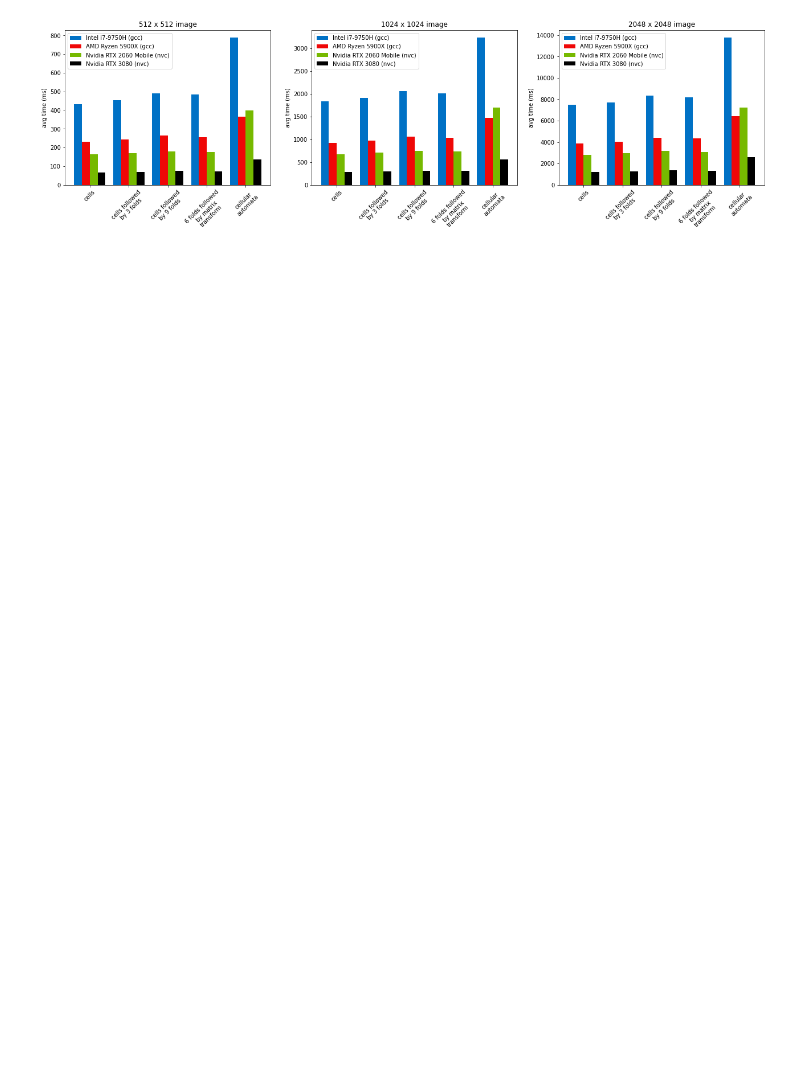
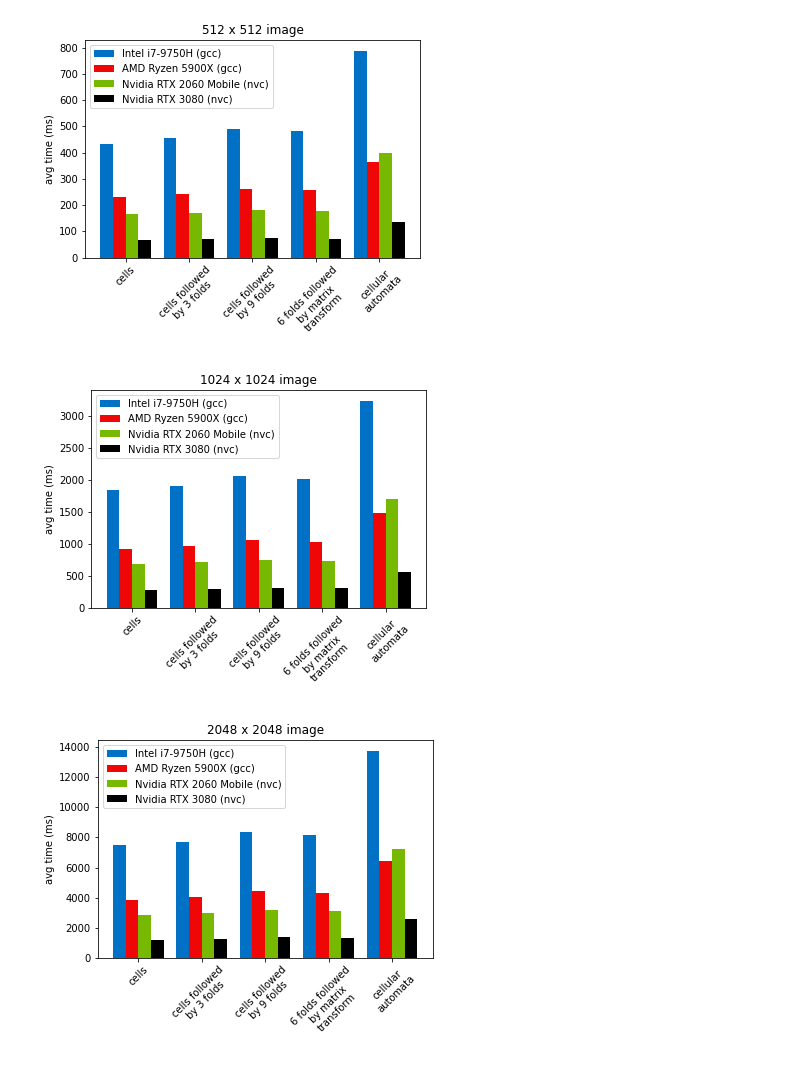
Before and after one commit to sbracellari/procedural-textures, a Jupyter notebook: results/graphs.ipynb, the cells around one changed output. Drawn from its saved outputs; the diff is of its cells as text; code cells hidden in the pictures; blank space fills up the shorter version.

Commit message:
update graphs & gitignore

```diff
--- a/results/graphs.ipynb
+++ b/results/graphs.ipynb
@@ -28,34 +28,31 @@ gpu_specs = {
 # %%
 x = transformations.values()
 x_axis = np.arange(len(x))
-
-fig, ax = plt.subplots(1, 3)
-fig.set_figheight(5)
-fig.set_figwidth(22)
-
 img_sizes = [512, 1024, 2048]
 
 for i in range(3):
   img_data = data[data['image_size'] == img_sizes[i]]
 
   jakob_gcc  = img_data[(img_data['tester'] == 'jakob') & (img_data['compiler'] == 'gcc')]
   justin_gcc = img_data[(img_data['tester'] == 'justin') & (img_data['compiler'] == 'gcc')]
   jakob_nvc  = img_data[(img_data['tester'] == 'jakob') & (img_data['compiler'] == 'nvc')]
   justin_nvc = img_data[(img_data['tester'] == 'justin') & (img_data['compiler'] == 'nvc')]
 
-  ax[i].bar(x_axis - 0.3, jakob_gcc['avg'], 0.2, label = cpu_specs.get('jakob'), color='#0071c5')
-  ax[i].bar(x_axis - 0.1, justin_gcc['avg'], 0.2, label = cpu_specs.get('justin'), color='#ef0707')
-  ax[i].bar(x_axis + 0.1, jakob_nvc['avg'], 0.2, label = gpu_specs.get('jakob'), color='#76b900')
-  ax[i].bar(x_axis + 0.3, justin_nvc['avg'], 0.2, label = gpu_specs.get('justin'), color='#000000')
+  plt.bar(x_axis - 0.3, jakob_gcc['avg'], 0.2, label = cpu_specs.get('jakob'), color='#0071c5')
+  plt.bar(x_axis - 0.1, justin_gcc['avg'], 0.2, label = cpu_specs.get('justin'), color='#ef0707')
+  plt.bar(x_axis + 0.1, jakob_nvc['avg'], 0.2, label = gpu_specs.get('jakob'), color='#76b900')
+  plt.bar(x_axis + 0.3, justin_nvc['avg'], 0.2, label = gpu_specs.get('justin'), color='#000000')
 
-  ax[i].set_xticks(x_axis)
-  ax[i].set_xticklabels(x, rotation=45)
-  ax[i].set_ylabel('avg time (ms)')
-  ax[i].set_title('{} x {} image'.format(img_sizes[i], img_sizes[i]))
-  ax[i].legend()
-plt.show()
+  plt.xticks(x_axis, x, rotation=45)
+  plt.ylabel('avg time (ms)')
+  plt.title('{} x {} image'.format(img_sizes[i], img_sizes[i]))
+  plt.legend()
+  # plt.savefig('{}-image.png'.format(img_sizes[i]))
+  plt.show()
 # %% [output]
-[figure, old version]
+[figure, new version]
+[figure, added]
+[figure, added]
 # %%
 x = transformations.values()
 x_axis = np.arange(len(x))
```
Also changed, not shown: parts of 3 cells of this notebook, 2 other files.
